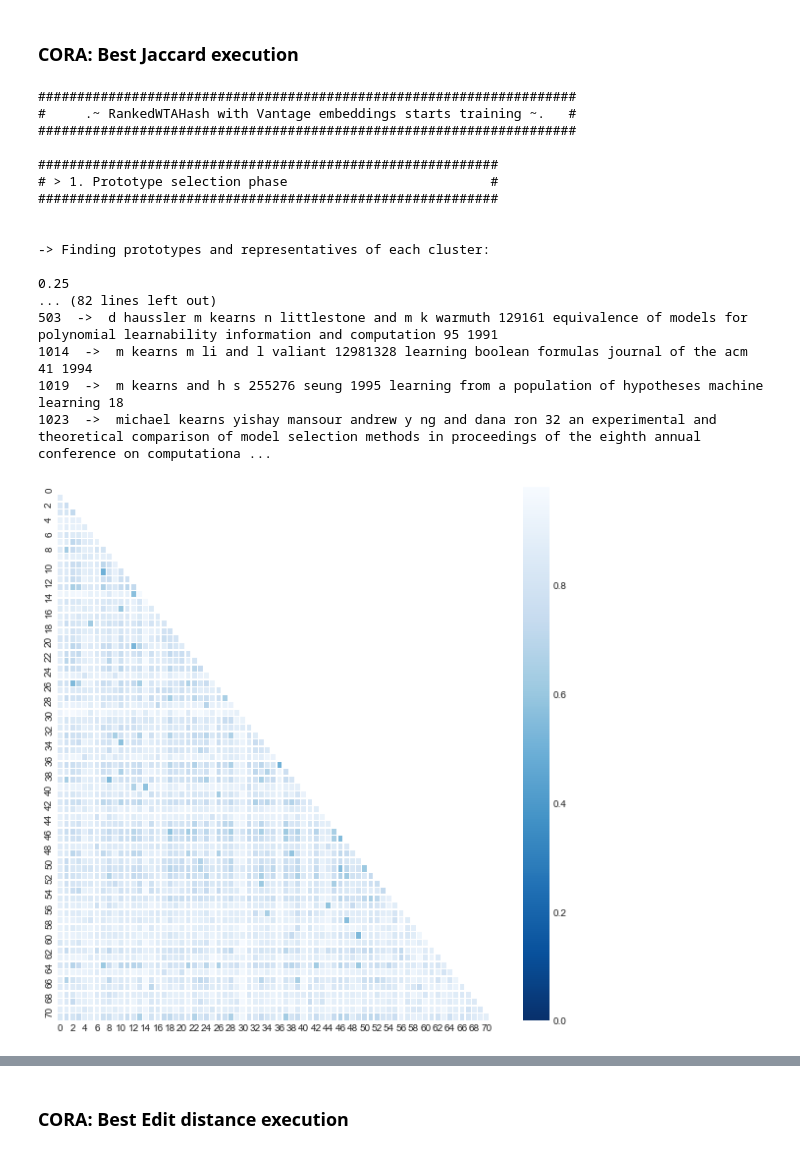
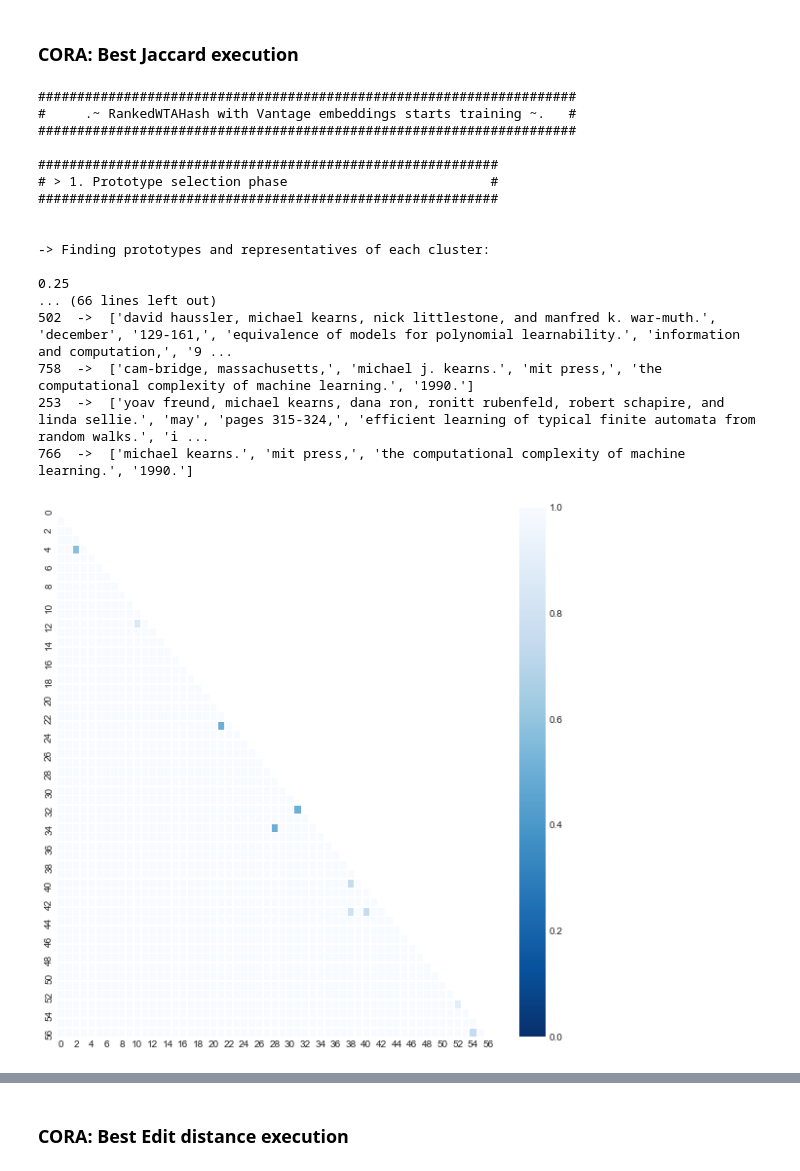
Before and after one commit to Nikoletos-K/WinnER, a Jupyter notebook: EntireDatasetJupyter-Current.ipynb, the cells around one changed output, grey strips where cells are left out. Drawn from its saved outputs; the diff is of its cells as text; code cells hidden in the pictures.

```diff
--- a/EntireDatasetJupyter-Current.ipynb
+++ b/EntireDatasetJupyter-Current.ipynb
@@ -893,7 +904,7 @@ shuffled_df = dataset.sample(frac=1).reset_index(drop=True)
 # %% [markdown]
 ### Create CORA dataset
 # %%
-def cora_createDataset(cora_dataframe, true_values, fields, id_column, keepNone = False):
+def cora_createDataset(cora_dataframe, true_values, fields, id_column, keepNone = False, preprocessEnabled=True):
 
     rawStr_col = []
     index_to_id_dict = {}
@@ -907,7 +918,10 @@ def cora_createDataset(cora_dataframe, true_values, fields, id_column, keepNone
             if (isna(row[field]) and keepNone == True) or (keepNone == False and not isna(row[field])):
                 rawStr.append(str(row[field]))
         i+=1
-        rawStr_col.append(preprocess(rawStr))
+        if preprocessEnabled:
+            rawStr_col.append(preprocess(rawStr))
+        else:
+            rawStr_col.append(rawStr)
 
     num_of_records = len(cora_dataframe)
     trueValues_matrix = np.zeros([num_of_records,num_of_records],dtype=np.int8)
@@ -1160,9 +1201,9 @@ ngramms= 3                                  # If jaccard used, n-gramms are used
 jaccard_withchars = True                    # n-gramms either of chars and either of words
 
 # Prototype selection
-max_numberOf_clusters= 500                  # Νumber of loops for finding representatives, it is an upper bound of clusters.
+max_numberOf_clusters= 1000                  # Νumber of loops for finding representatives, it is an upper bound of clusters.
 max_editDistance= 0.5                       # The threshold for the triangle inequality
-distanceMetric= 'jaccard'                   # Distance metric between the vectors when creating the space
+distanceMetric= 'jaccard'                   # Distance metric between the strings when creating the space
 prototypesFilterThr = 0.5                   # Prototypes must differ more than that threshold
 
 # Embedding phase
@@ -1170,7 +1211,7 @@ distanceMetricEmbedding = 'jaccard'  # Embedding metric
 
 # WTA algorithm
 windowSize= 30                             # Vector size for WTA algo
-number_of_permutations = 1                 # WTA number of permutations
+number_of_permutations = 50                # WTA number of permutations
 
 # Similarity evaluation
 similarityVectors='initial'                  # which vectors will be passed to WTA step
@@ -1181,37 +1222,37 @@ start = time.time()
 model = RankedWTAHash(
     max_numberOf_clusters= max_numberOf_clusters,
     max_editDistance= max_editDistance,
     windowSize= windowSize,
     similarityThreshold= similarityThreshold,
     metric=metric,
     similarityVectors=similarityVectors,
     number_of_permutations = number_of_permutations,
     distanceMetric= distanceMetric,
     distanceMetricEmbedding = distanceMetricEmbedding,
     ngramms= ngramms,
     jaccard_withchars = jaccard_withchars,
     prototypesFilterThr = prototypesFilterThr
 )
 model = model.fit(data)
-acc,f1,precision,recall = evaluate_cora(model.mapping_matrix,true_matrix, False)
+acc,f1,precision,recall = evaluate_cora(model.mapping_matrix,true_matrix)
 exec_time = time.time() - start
 results_dataframe.loc[len(results_dataframe)+1] = [max_numberOf_clusters,max_editDistance,similarityThreshold,windowSize,metric,similarityVectors,distanceMetricEmbedding,distanceMetric,number_of_permutations,ngramms,jaccard_withchars,acc,precision,recall,f1,exec_time]
 # %% [output]
 #####################################################################
 #     .~ RankedWTAHash with Vantage embeddings starts training ~.   #
 #####################################################################
 
 ###########################################################
 # > 1. Prototype selection phase                          #
 ###########################################################
 
 
 -> Finding prototypes and representatives of each cluster:
 
 0.25
-... (82 lines left out)
-503  ->  d haussler m kearns n littlestone and m k warmuth 129161 equivalence of models for polynomial learnability information and computation 95 1991
-1014  ->  m kearns m li and l valiant 12981328 learning boolean formulas journal of the acm 41 1994
-1019  ->  m kearns and h s 255276 seung 1995 learning from a population of hypotheses machine learning 18
-1023  ->  michael kearns yishay mansour andrew y ng and dana ron 32 an experimental and theoretical comparison of model selection methods in proceedings of the eighth annual conference on computationa ...
+... (66 lines left out)
+502  ->  ['david haussler, michael kearns, nick littlestone, and manfred k. war-muth.', 'december', '129-161,', 'equivalence of models for polynomial learnability.', 'information and computation,', '9 ...
+758  ->  ['cam-bridge, massachusetts,', 'michael j. kearns.', 'mit press,', 'the computational complexity of machine learning.', '1990.']
+253  ->  ['yoav freund, michael kearns, dana ron, ronitt rubenfeld, robert schapire, and linda sellie.', 'may', 'pages 315-324,', 'efficient learning of typical finite automata from random walks.', 'i ...
+766  ->  ['michael kearns.', 'mit press,', 'the computational complexity of machine learning.', '1990.']
-[figure, old version]
+[figure, new version]
```
Also changed, not shown: parts of 7 cells of this notebook.
